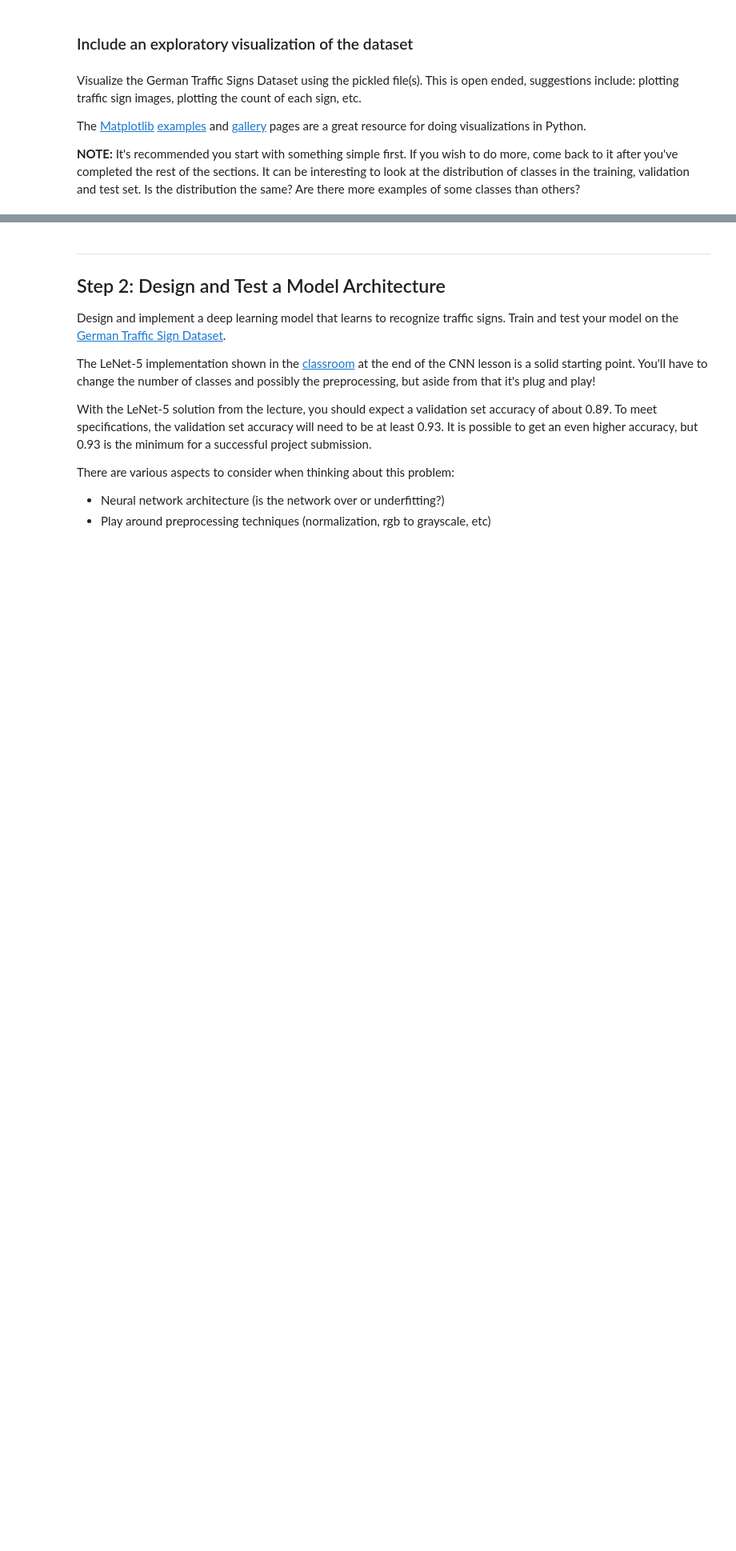
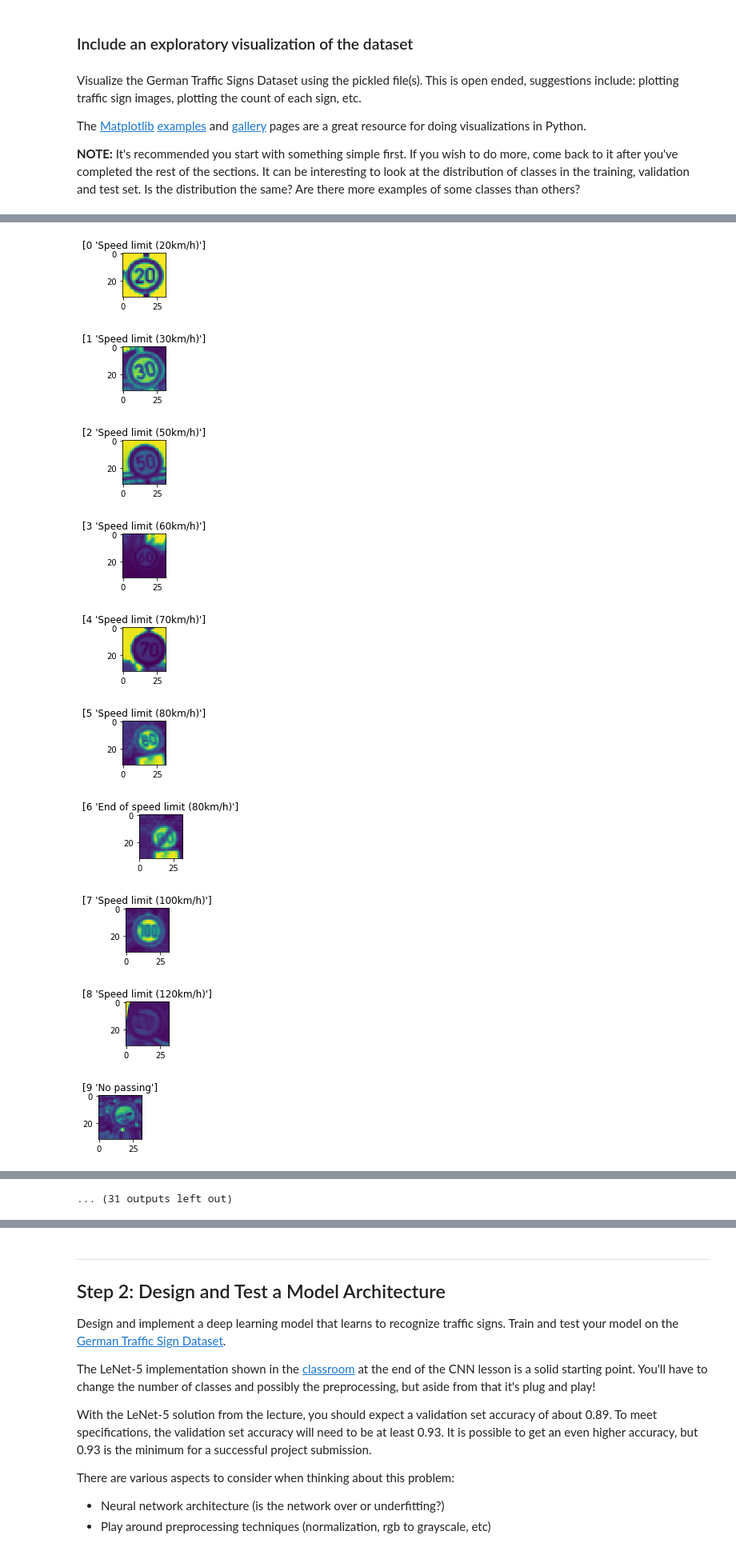
Before and after one commit to magak/CDC_Task2, a Jupyter notebook: Traffic_Sign_Classifier.ipynb, the cells around one changed output, grey strips where cells are left out. Shown at 80% size. Cells and saved outputs as stored; diff of their text form; code cells hidden in the pictures; blank space fills up the shorter version.

```diff
--- a/Traffic_Sign_Classifier.ipynb
+++ b/Traffic_Sign_Classifier.ipynb
@@ -230,0 +233,19 @@ plt.imshow(image1.reshape(IMAGE_WIDTH,IMAGE_HEIGHT))
+# %%
+classes = csv.as_matrix()
+
+for i in range(43):
+    image_sample = X_train[y_train==i][0].squeeze()
+    plt.figure(figsize=(1,1))
+    plt.title(classes[i])
+    plt.imshow(image_sample)
+# %% [output]
+[figure, added]
+[figure, added]
+[figure, added]
+[figure, added]
+[figure, added]
+[figure, added]
+[figure, added]
+[figure, added]
+[figure, added]
+[figure, added]
@@ -231,3 +254,4 @@ plt.imshow(image1.reshape(IMAGE_WIDTH,IMAGE_HEIGHT))
+... (31 outputs left out)
 # %%
 index = random.randint(0, 50)
 #print(rgb2gray(X_train[index][0]))
```
Also changed, not shown: parts of 13 cells of this notebook, 3 other files.
